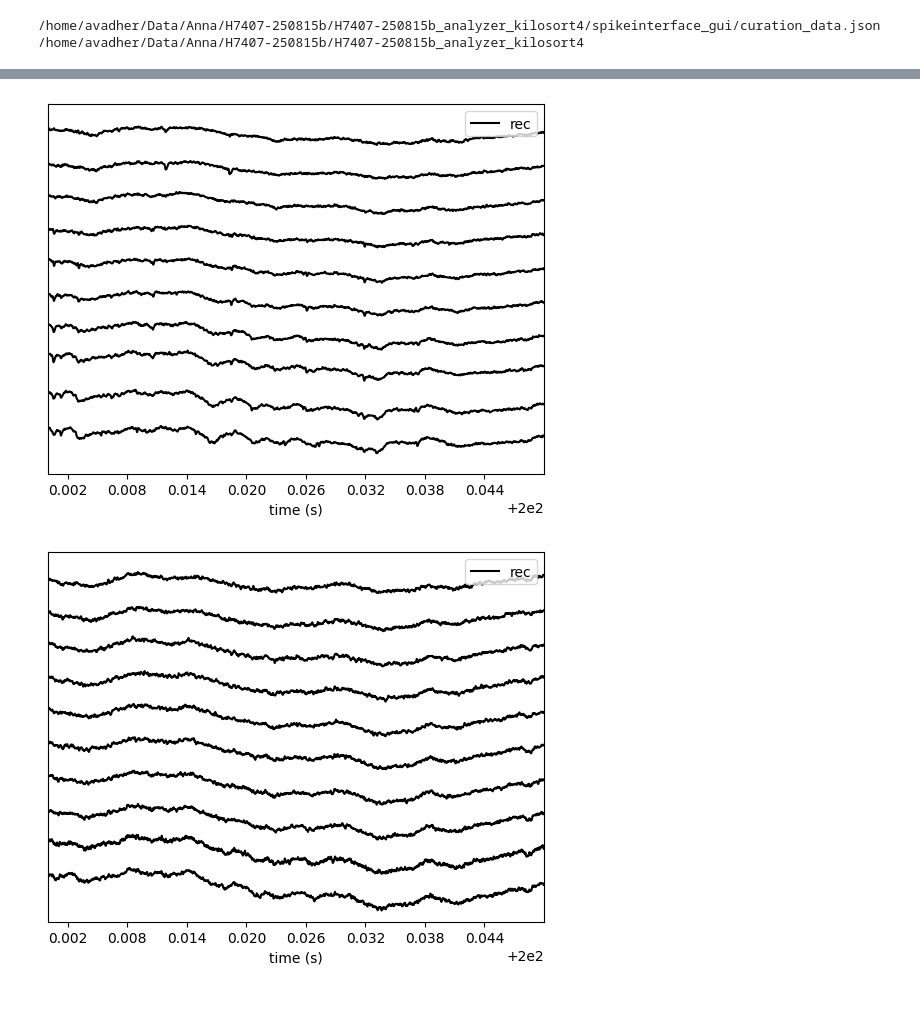
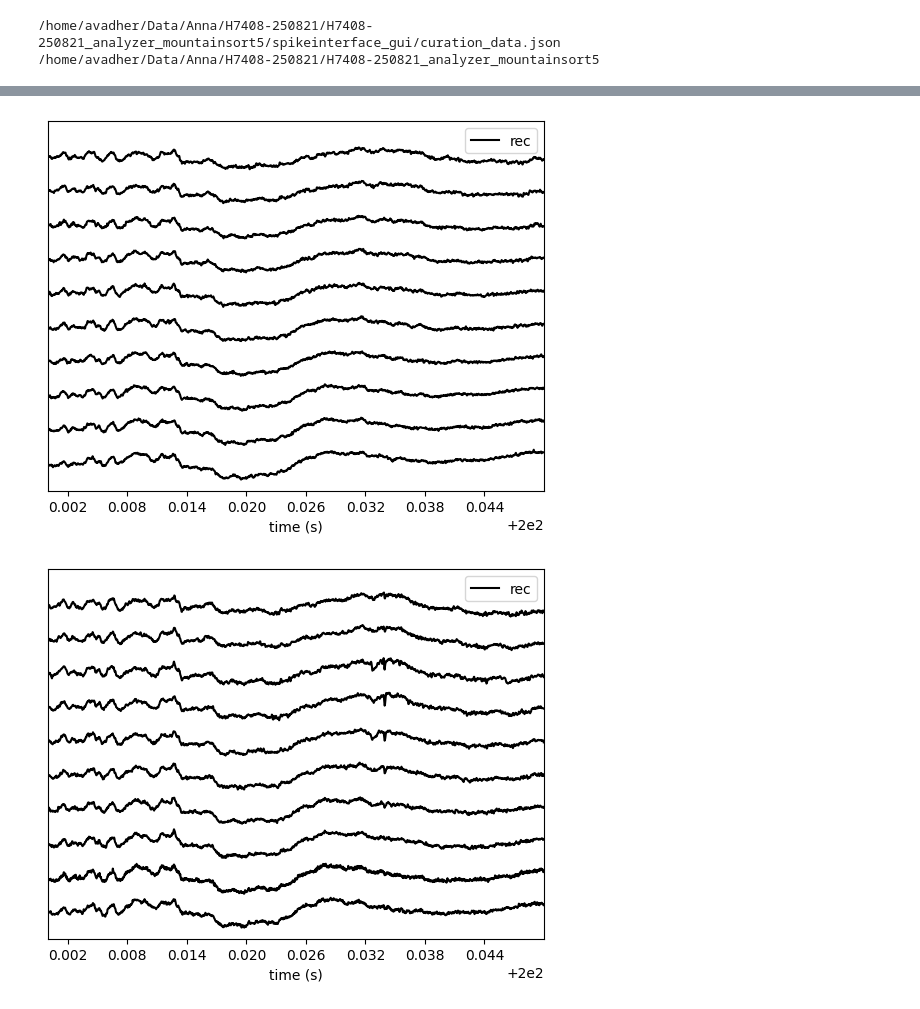
Before and after one commit to Wood-Dudchenko-lab/woodsort, a Jupyter notebook: pipelines_sorting/Pipeline_H7400.ipynb, the cells around one changed output, grey strips where cells are left out. Cells and saved outputs as stored; diff of their text form; code cells hidden in the pictures.

```diff
--- a/pipelines_sorting/Pipeline_H7400.ipynb
+++ b/pipelines_sorting/Pipeline_H7400.ipynb
@@ -14,17 +14,20 @@ import warnings
 
 ### Parameters set manually ###
 
+run_spike_sorting = False  # set to True if you want to re-run sorting and analyzer, False if using previously saved analyzer
+
 # path to the recording folder (the folder containing the OpenEphys folder YYYY-MM-DD_hh-mm-ss)
-recfolder_path = '/home/avadher/Data/Anna/H7407-250815b/'
+recfolder_path = '/home/avadher/Data/Anna/H7408-250821/'
 
 # set parameters for probe
 shank_groups = [0, 1, 2, 3, 4, 5] # specify which groups in the xml file are shanks to be sorted (0-base)
 custom_probe_path = 'probe_layouts/Buzsaki64sp.json'
 excluded_channels = ["CH17", "CH18", "CH19", "CH20"]
+#excluded_channels = ["CH49", "CH50", "CH51", "CH52"]
 
 # set parameters for spike sorting
-#sorter = "mountainsort5"
-sorter = "kilosort4"
+sorter = "mountainsort5"
+#sorter = "kilosort4"
 n_jobs = 12  # number of CPU cores to run everything on
 analyzer_metrics_path = 'params/default_analyzer_metrics.json' # list of metrics for Analyzer to compute
 
@@ -58,39 +61,40 @@ warnings.filterwarnings("ignore", category=UserWarning)
 warnings.filterwarnings("ignore", category=DeprecationWarning)
 warnings.filterwarnings("ignore", category=FutureWarning)
 # %% [output]
-/home/avadher/Data/Anna/H7407-250815b/H7407-250815b_analyzer_kilosort4/spikeinterface_gui/curation_data.json
-/home/avadher/Data/Anna/H7407-250815b/H7407-250815b_analyzer_kilosort4
+/home/avadher/Data/Anna/H7408-250821/H7408-250821_analyzer_mountainsort5/spikeinterface_gui/curation_data.json
+/home/avadher/Data/Anna/H7408-250821/H7408-250821_analyzer_mountainsort5
 # %%
 ### Spike sorting ###
 
 # Load recording and probe, preprocess and fill channel indices from Neuroscope
-recording = si.read_openephys(recfolder_path,stream_id='0')
-probe = pi.read_probeinterface(custom_probe_path)
-recording = woodsort.preprocessing.process_openephys_with_neuroscope(
-    recording=recording,
-    probe=probe,
-    session_path=recfolder_path,
-    shank_groups=shank_groups,
-    excluded_channels=excluded_channels,
-    remove_bad_channels=True,
-    plot_probe=True,
-    plot_range=[200, 200.05])
+if run_spike_sorting:
+    recording = si.read_openephys(recfolder_path,stream_id='0')
+    probe = pi.read_probeinterface(custom_probe_path)
+    recording = woodsort.preprocessing.process_openephys_with_neuroscope(
+        recording=recording,
+        probe=probe,
+        session_path=recfolder_path,
+        shank_groups=shank_groups,
+        excluded_channels=excluded_channels,
+        remove_bad_channels=True,
+        plot_probe=True,
+        plot_range=[200, 200.05])
 
-# Run spike sorting
-sorting = si.run_sorter(
-    recording=recording,
-    sorter_name=sorter,
-    remove_existing_folder=True,
-    folder=spikesorting_path)
+    # Run spike sorting
+    sorting = si.run_sorter(
+        recording=recording,
+        sorter_name=sorter,
+        remove_existing_folder=True,
+        folder=spikesorting_path)
 
-## Compute analyzer
-analyzer_metrics = json.load(open(analyzer_metrics_path))
-si.create_sorting_analyzer(
-    recording=recording,
-    sorting=sorting,
-    format="binary_folder",
-    folder=analyzer_path,
-    overwrite=True,
-).compute(analyzer_metrics)
+    ## Compute analyzer
+    analyzer_metrics = json.load(open(analyzer_metrics_path))
+    si.create_sorting_analyzer(
+        recording=recording,
+        sorting=sorting,
+        format="binary_folder",
+        folder=analyzer_path,
+        overwrite=True,
+    ).compute(analyzer_metrics)
 # %% [output]
 Probe is a ProbeGroup! Using the first probe
@@ -109,2 +122,2 @@ Channel mapping saved to /home/avadher/Data/Anna/H7407-250815b/ChannelMapping.cs
-[figure, old version]
+[figure, new version]
-[figure, old version]
+[figure, new version]
```
Also changed, not shown: parts of 4 cells of this notebook, 4 other files.
